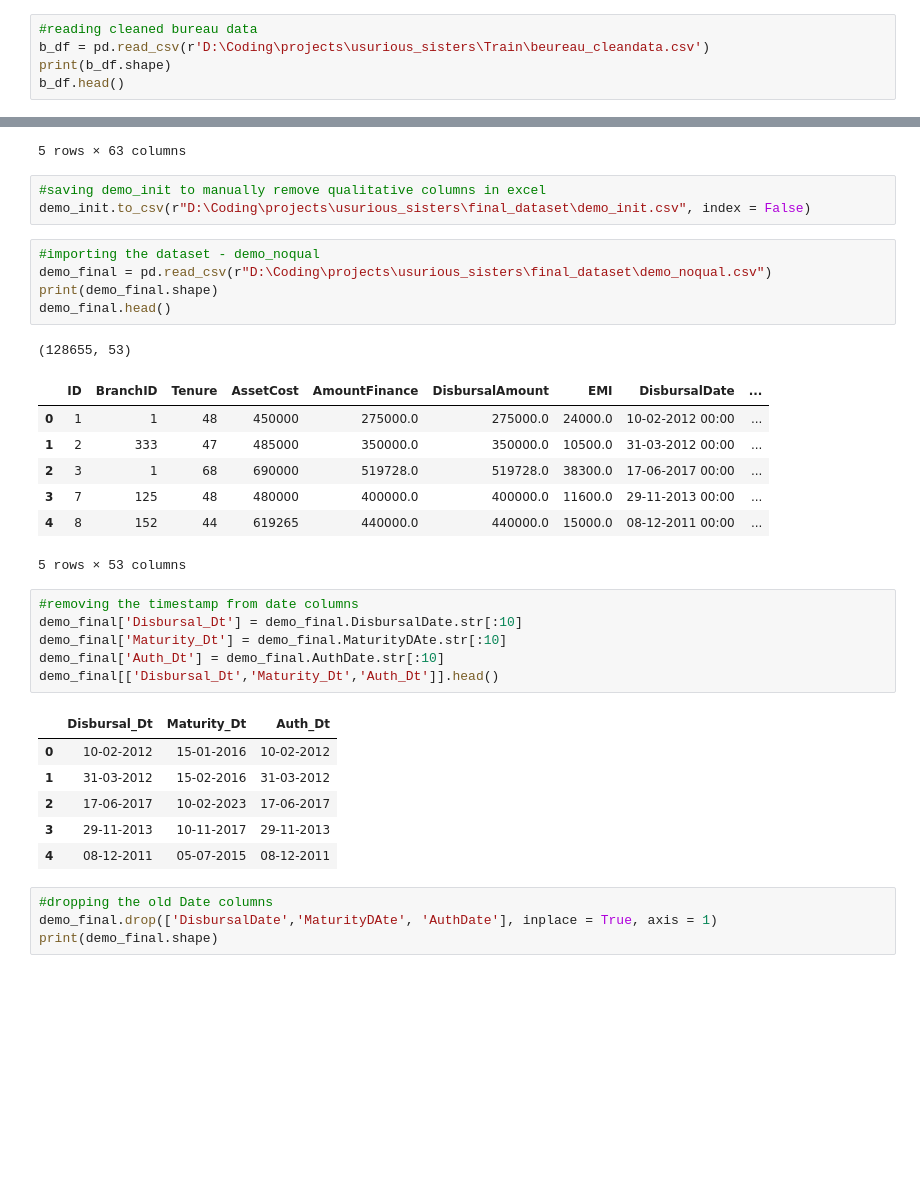
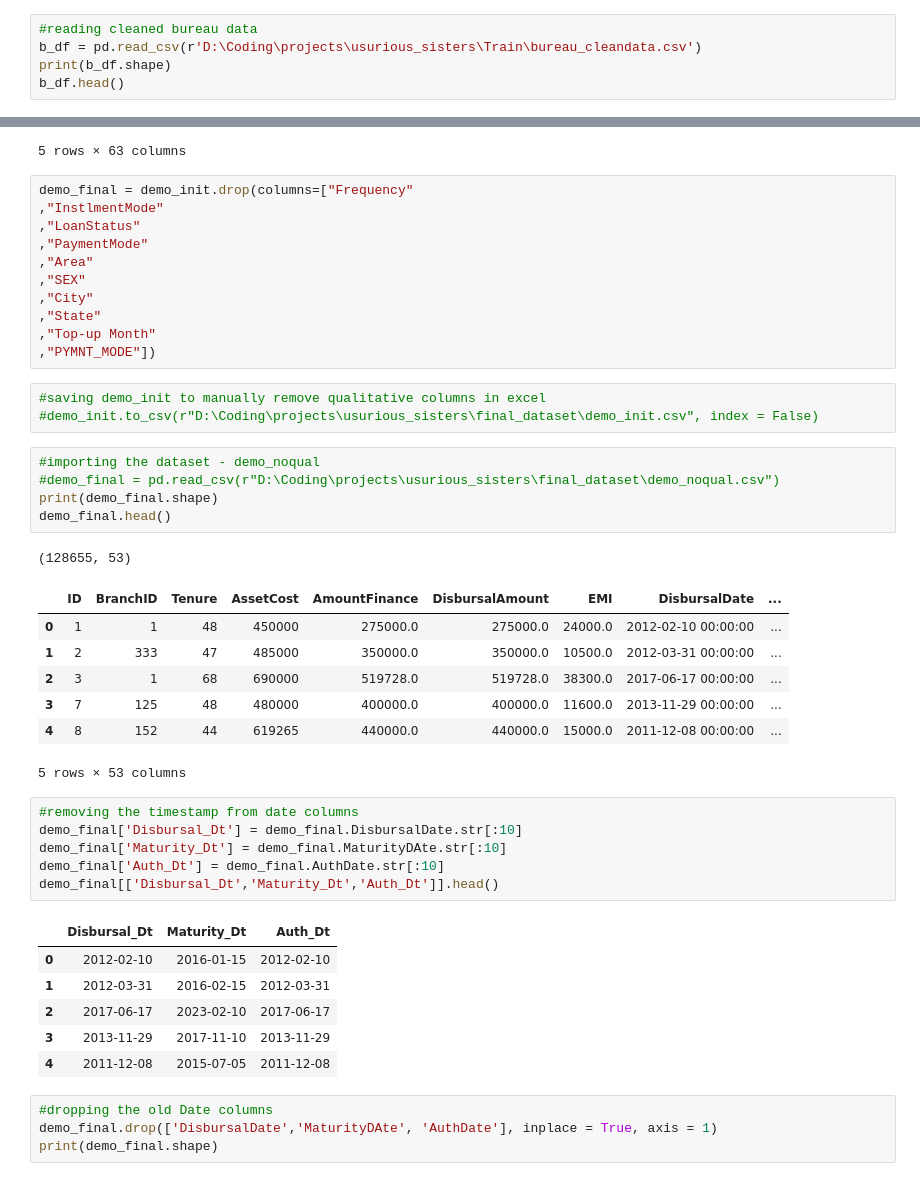
Before and after one commit to RaghupatiRaghav/UsuriousSisters, a Jupyter notebook: data_clean.ipynb, the cells around one changed output, grey strips where cells are left out. Drawn from its saved outputs; the diff is of its cells as text; blank space fills up the shorter version.

```diff
--- a/data_clean.ipynb
+++ b/data_clean.ipynb
@@ -219,7 +219,7 @@ demo_init[['State','dummy_ANDHRA PRADESH',
 5 rows × 23 columns
 # %%
 #reading cleaned bureau data
-b_df = pd.read_csv(r'D:\Coding\projects\usurious_sisters\Train\beureau_cleandata.csv')
+b_df = pd.read_csv(r'D:\Coding\projects\usurious_sisters\Train\bureau_cleandata.csv')
 print(b_df.shape)
 b_df.head()
 # %% [output]
@@ -255,22 +255,33 @@ demo_init.head()
 | 3 | 7 | Monthly | Advance | Closed | Billed | 125 | GUNA | 48 | 480000 | ... |
 | 4 | 8 | Monthly | Arrear | Closed | Billed | 152 | BILASPUR | 44 | 619265 | ... |
 5 rows × 63 columns
+# %%
+demo_final = demo_init.drop(columns=["Frequency"
+,"InstlmentMode"
+,"LoanStatus"
+,"PaymentMode"
+,"Area"
+,"SEX"
+,"City"
+,"State"
+,"Top-up Month"
+,"PYMNT_MODE"])
 # %%
 #saving demo_init to manually remove qualitative columns in excel
-demo_init.to_csv(r"D:\Coding\projects\usurious_sisters\final_dataset\demo_init.csv", index = False)
+#demo_init.to_csv(r"D:\Coding\projects\usurious_sisters\final_dataset\demo_init.csv", index = False)
 # %%
 #importing the dataset - demo_noqual
-demo_final = pd.read_csv(r"D:\Coding\projects\usurious_sisters\final_dataset\demo_noqual.csv")
+#demo_final = pd.read_csv(r"D:\Coding\projects\usurious_sisters\final_dataset\demo_noqual.csv")
 print(demo_final.shape)
 demo_final.head()
 # %% [output]
 (128655, 53)
 |  | ID | BranchID | Tenure | AssetCost | AmountFinance | DisbursalAmount | EMI | DisbursalDate | ... |
-| 0 | 1 | 1 | 48 | 450000 | 275000.0 | 275000.0 | 24000.0 | 10-02-2012 00:00 | ... |
-| 1 | 2 | 333 | 47 | 485000 | 350000.0 | 350000.0 | 10500.0 | 31-03-2012 00:00 | ... |
-| 2 | 3 | 1 | 68 | 690000 | 519728.0 | 519728.0 | 38300.0 | 17-06-2017 00:00 | ... |
-| 3 | 7 | 125 | 48 | 480000 | 400000.0 | 400000.0 | 11600.0 | 29-11-2013 00:00 | ... |
-| 4 | 8 | 152 | 44 | 619265 | 440000.0 | 440000.0 | 15000.0 | 08-12-2011 00:00 | ... |
+| 0 | 1 | 1 | 48 | 450000 | 275000.0 | 275000.0 | 24000.0 | 2012-02-10 00:00:00 | ... |
+| 1 | 2 | 333 | 47 | 485000 | 350000.0 | 350000.0 | 10500.0 | 2012-03-31 00:00:00 | ... |
+| 2 | 3 | 1 | 68 | 690000 | 519728.0 | 519728.0 | 38300.0 | 2017-06-17 00:00:00 | ... |
+| 3 | 7 | 125 | 48 | 480000 | 400000.0 | 400000.0 | 11600.0 | 2013-11-29 00:00:00 | ... |
+| 4 | 8 | 152 | 44 | 619265 | 440000.0 | 440000.0 | 15000.0 | 2011-12-08 00:00:00 | ... |
 5 rows × 53 columns
 # %%
 #removing the timestamp from date columns
@@ -280,11 +291,11 @@ demo_final['Auth_Dt'] = demo_final.AuthDate.str[:10]
 demo_final[['Disbursal_Dt','Maturity_Dt','Auth_Dt']].head()
 # %% [output]
 |  | Disbursal_Dt | Maturity_Dt | Auth_Dt |
-| 0 | 10-02-2012 | 15-01-2016 | 10-02-2012 |
-| 1 | 31-03-2012 | 15-02-2016 | 31-03-2012 |
-| 2 | 17-06-2017 | 10-02-2023 | 17-06-2017 |
-| 3 | 29-11-2013 | 10-11-2017 | 29-11-2013 |
-| 4 | 08-12-2011 | 05-07-2015 | 08-12-2011 |
+| 0 | 2012-02-10 | 2016-01-15 | 2012-02-10 |
+| 1 | 2012-03-31 | 2016-02-15 | 2012-03-31 |
+| 2 | 2017-06-17 | 2023-02-10 | 2017-06-17 |
+| 3 | 2013-11-29 | 2017-11-10 | 2013-11-29 |
+| 4 | 2011-12-08 | 2015-07-05 | 2011-12-08 |
 # %%
 #dropping the old Date columns
 demo_final.drop(['DisbursalDate','MaturityDAte', 'AuthDate'], inplace = True, axis = 1)
```
Also changed, not shown: parts of 8 cells of this notebook, 3 other files.
